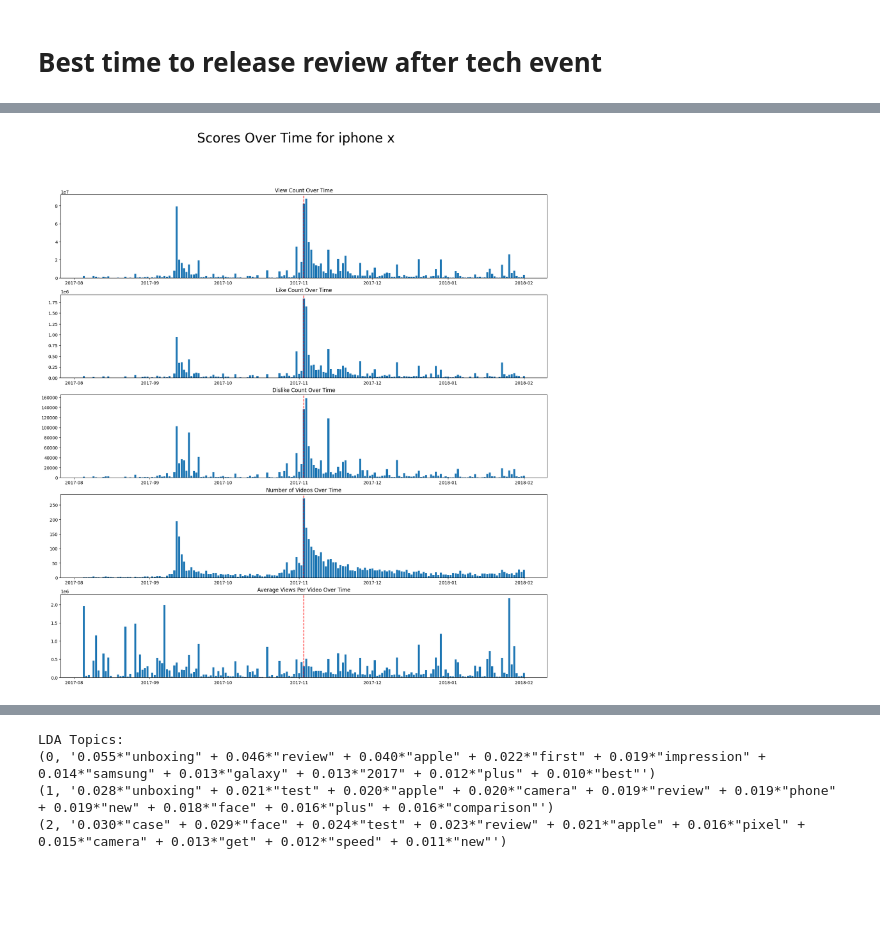
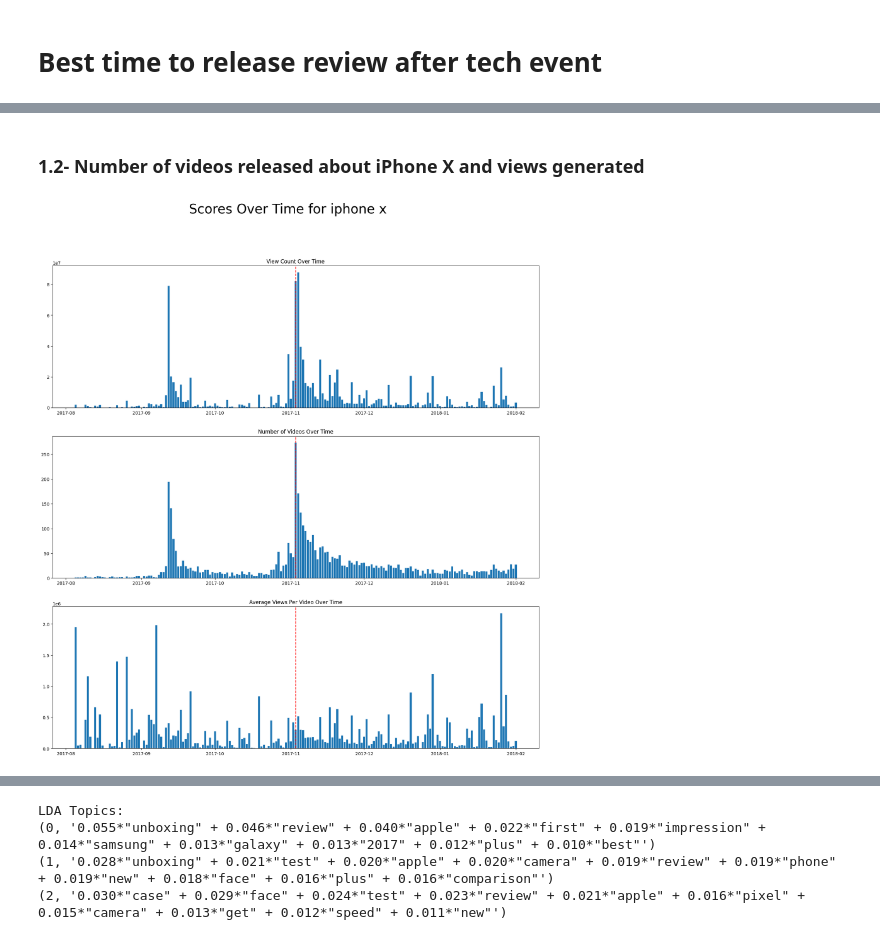
Before and after one commit to epfl-ada/ada-2023-project-datasquad2023, a Jupyter notebook: Ali.ipynb, the cells around one changed output, grey strips where cells are left out. Saved outputs shown, nothing was run; the diff lists cells and outputs as text; code cells hidden in the pictures; blank space fills up the shorter version.

```diff
--- a/Ali.ipynb
+++ b/Ali.ipynb
@@ -38,6 +49,2 @@ for df_json in tqdm(pd.read_json(PATH_YT_METADATA, compression="infer", lines=Tr
 # %%
 items_dfs = {k : pd.concat(v) for k, v in items_dfs.items()}
-# %%
-import pickle
-with open('data/yt_tech_metadata.pickle', 'wb') as f:
-    pickle.dump(items_dfs, f)
@@ -154,7 +147,6 @@ def score_per_day(df, item, release_date):
 
     return df
 # %%
-import matplotlib.pyplot as plt
 def plot_scores(scores_df, release_date, product_name):
     """
     Given a dataframe of view count, like count, dislike count and number of videos per day,
@@ -164,26 +156,18 @@ def plot_scores(scores_df, release_date, product_name):
     """
 
     # plot the 4 curves in 4 subplots as bar graphs and for each subplot put a vertical dotted line at the release date
-    fig, axs = plt.subplots(5, figsize=(20, 20))
+    fig, axs = plt.subplots(3, figsize=(20, 20))
     axs[0].bar(scores_df.index, scores_df["view_count"])
     axs[0].set_title("View Count Over Time")
     axs[0].axvline(x=release_date, color="red", linestyle="--")
 
-    axs[1].bar(scores_df.index, scores_df["like_count"])
-    axs[1].set_title("Like Count Over Time")
+    axs[1].bar(scores_df.index, scores_df["title"])
+    axs[1].set_title("Number of Videos Over Time")
     axs[1].axvline(x=release_date, color="red", linestyle="--")
 
-    axs[2].bar(scores_df.index, scores_df["dislike_count"])
-    axs[2].set_title("Dislike Count Over Time")
+    axs[2].bar(scores_df.index, scores_df["view_count"] / scores_df["title"])
+    axs[2].set_title("Average Views Per Video Over Time")
     axs[2].axvline(x=release_date, color="red", linestyle="--")
-
-    axs[3].bar(scores_df.index, scores_df["title"])
-    axs[3].set_title("Number of Videos Over Time")
-    axs[3].axvline(x=release_date, color="red", linestyle="--")
-
-    axs[4].bar(scores_df.index, scores_df["view_count"] / scores_df["title"])
-    axs[4].set_title("Average Views Per Video Over Time")
-    axs[4].axvline(x=release_date, color="red", linestyle="--")
 
 
     # give a big title to the entire figure
@@ -236 +280,3 @@ def get_lda_topics(df, num_topics, num_words):
+# %% [markdown]
+### 1.2- Number of videos released about iPhone X and views generated
 # %%
@@ -240,10 +283,8 @@ import datetime
 with open('data/yt_tech_metadata.pickle', 'rb') as f:
     items_dfs = pickle.load(f)
 # %%
-df = score_per_day(items_dfs['iphone x'], 'iphone x', datetime.datetime.strptime(RELEASE_DATES['iphone x'], '%Y-%m-%d').date())
+iphone_df = score_per_day(items_dfs['iphone x'], 'iphone x', datetime.datetime.strptime(RELEASE_DATES['iphone x'], '%Y-%m-%d').date())
+release_date = datetime.datetime.strptime(RELEASE_DATES['iphone x'], '%Y-%m-%d').date()
+plot_scores(iphone_df, release_date, 'iphone x')
+# %% [output]
+[figure, added]
-# %%
-# convert RELEASE_DATES['iphone x'] to datetime
-release_date = datetime.datetime.strptime(RELEASE_DATES['iphone x'], '%Y-%m-%d').date()
-plot_scores(df, release_date, 'iphone x')
-# %% [output]
-[figure, removed]
```
Also changed, not shown: parts of 18 cells of this notebook.
